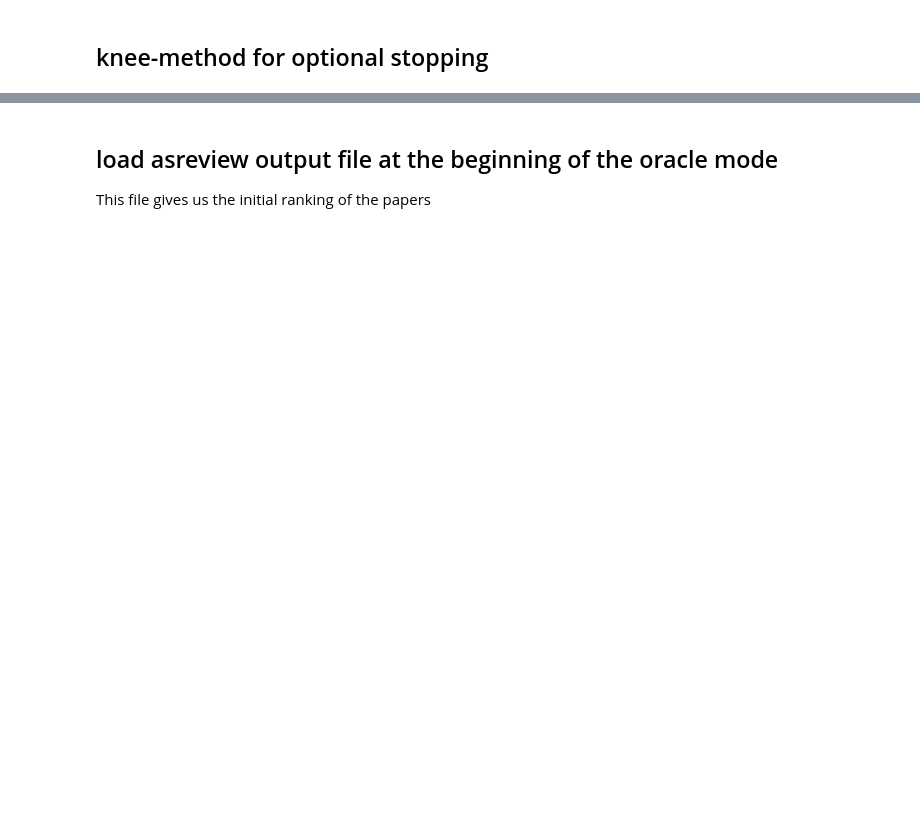
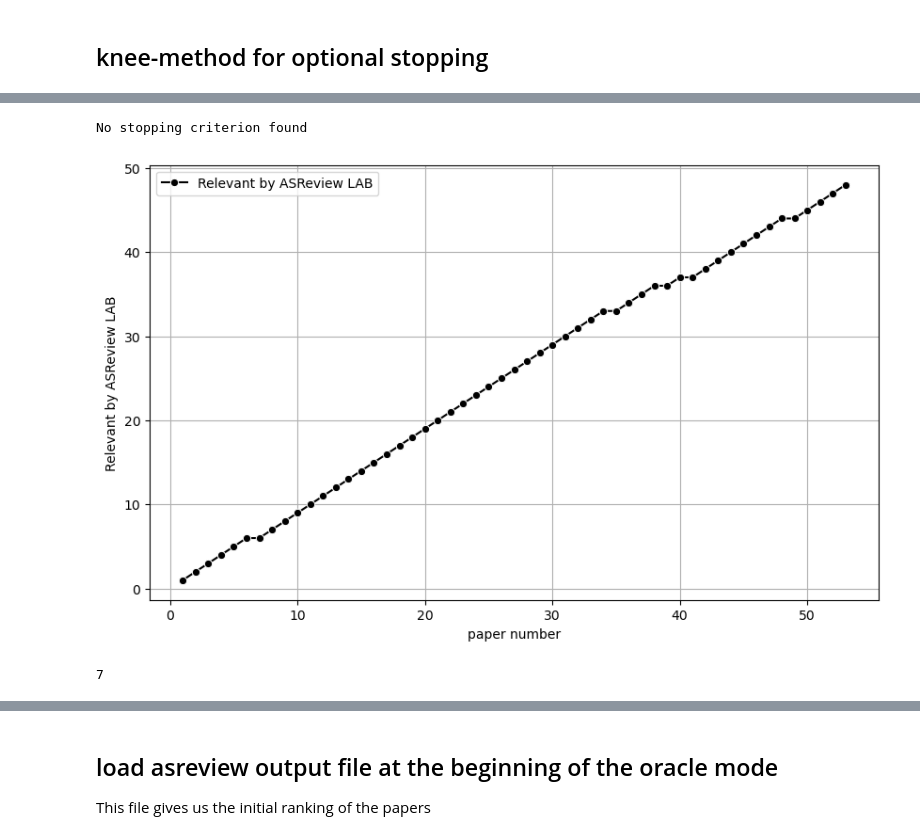
Before and after one commit to MINE-DD/MINE-DD, a Jupyter notebook: notebooks/knee_method.ipynb, the cells around one changed output, grey strips where cells are left out. Cells and saved outputs as stored; diff of their text form; code cells hidden in the pictures; blank space fills up the shorter version.

```diff
--- a/notebooks/knee_method.ipynb
+++ b/notebooks/knee_method.ipynb
@@ -12,0 +164,2 @@ import numpy as np
+# %%
+round1_sub_minimal = round1_sub[['ranking', 'n_relevant']].astype('int')
@@ -12,0 +180,12 @@ import numpy as np
+# %%
+round1_sub_minimal = round1_sub_minimal.rename(columns={"ranking": "category", "n_relevant": "Relevant by ASReview LAB"})
+# %%
+# can we stop already reviewing?
+k = 10
+rho = 6
+
+# 70%
+i, s, num_relevant, slope_ratio = calculate_knee_values(k, rho, round1_sub_minimal)
+# %% [output]
+No stopping criterion found
+[figure, added]
@@ -12,0 +208,4 @@ import numpy as np
+# %%
+np.sum([title in relevant for title in round1['title'].values])
+# %% [output]
+7
```
Also changed, not shown: parts of 124 cells of this notebook, 3 other files.
